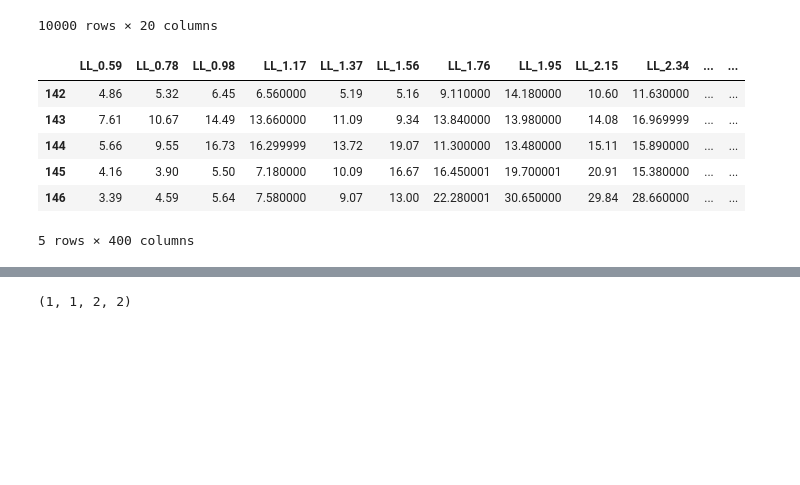
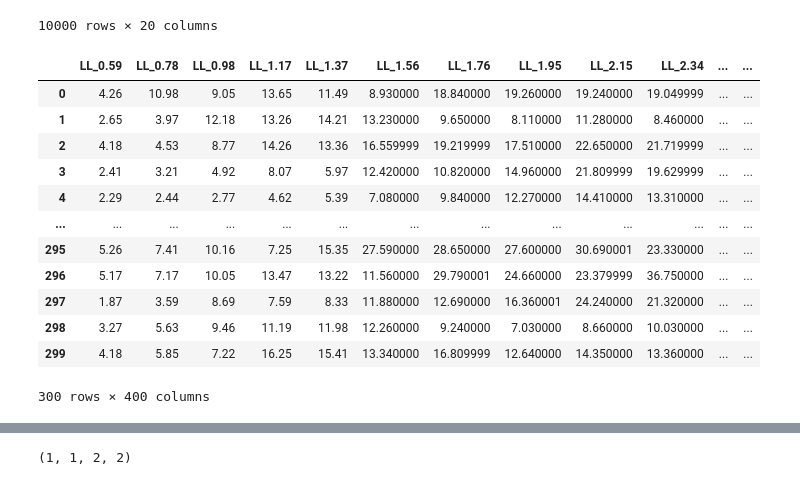
Before and after one commit to rlid/hms-harmful-brain-activity-classification, a Jupyter notebook: fit_cat_boost.ipynb, the cells around one changed output, grey strips where cells are left out. Drawn from its saved outputs; the diff is of its cells as text; code cells hidden in the pictures; blank space fills up the shorter version.

```diff
--- a/fit_cat_boost.ipynb
+++ b/fit_cat_boost.ipynb
@@ -4,5 +1,16 @@ import numpy as np
+# %%
+import pandas as pd
+import numpy as np
+
+REMOVE_DUPLICATE_EEG_IDS = True # if True, each row in training corresponds to a unique eeg_id
+MAX_ROWS = None # use only MAX_ROWS rows of train.csv, set to None to use all rows
+USE_CACHE = True # stores all accessed eeg and spectrogram files in memory
+DATA_DIR = 'data/' # /kaggle/input/hms-harmful-brain-activity-classification/
+
+EEG_N_WINDOWS_ONE_SIDE = 2 # number of eeg 2s windows either side of the centre window to include for features
+SPG_N_WINDOWS_ONE_SIDE = 12 # number of spectrogram 10s windows either side of the centre window to include for features
 # %%
-train_csv = pd.read_csv('data/train.csv')
+train_csv = pd.read_csv(f'{DATA_DIR}train.csv')
 train_csv
 # %% [output]
 |  | eeg_id | eeg_sub_id | eeg_label_offset_seconds | spectrogram_id | spectrogram_sub_id | spectrogram_label_offset_seconds | ... |
@@ -23,16 +31,22 @@ def read_parquet_cache(path):
     cache = {}
 
     def read_parquet(id_):
-        if id_ not in cache:
-            cache[id_] = pd.read_parquet(f'{path}{id_}.parquet')
-        return cache[id_]
+        if id_ in cache:
+            return cache[id_]
+
+        df = pd.read_parquet(f'{path}{id_}.parquet')
+
+        if USE_CACHE:
+            cache[id_] = df
+
+        return df
 
     return read_parquet
 
-read_eeg = read_parquet_cache(path='data/train_eegs/')
-read_eeg_test = read_parquet_cache(path='data/test_eegs/')
-read_spg = read_parquet_cache(path='data/train_spectrograms/')
-read_spg_test = read_parquet_cache(path='data/test_spectrograms/')
+read_eeg = read_parquet_cache(path=f'{DATA_DIR}train_eegs/')
+read_eeg_test = read_parquet_cache(path=f'{DATA_DIR}test_eegs/')
+read_spg = read_parquet_cache(path=f'{DATA_DIR}train_spectrograms/')
+read_spg_test = read_parquet_cache(path=f'{DATA_DIR}test_spectrograms/')
 # %%
 def eeg_window(row, train=True):
     eeg_data = read_eeg(row.eeg_id) if train else read_eeg_test(row.eeg_id)
@@ -59,19 +73,25 @@ eeg_window(train_csv.iloc[0])
 # %%
 def spg_window(row, train=True):
     spg_data = read_spg(row.spectrogram_id) if train else read_spg_test(row.spectrogram_id)
     if train:
         spg_offset = int(row.spectrogram_label_offset_seconds)
         spg_data = spg_data.loc[(spg_data.time >= spg_offset) & (spg_data.time < spg_offset + 600)]
         spg_data = spg_data.drop(columns=['time'])
     return spg_data
 
-spg_window(train_csv.iloc[0]).iloc[142:147]
+spg_window(train_csv.iloc[0])
 # %% [output]
 |  | LL_0.59 | LL_0.78 | LL_0.98 | LL_1.17 | LL_1.37 | LL_1.56 | LL_1.76 | LL_1.95 | LL_2.15 | LL_2.34 | ... | ... |
-| 142 | 4.86 | 5.32 | 6.45 | 6.560000 | 5.19 | 5.16 | 9.110000 | 14.180000 | 10.60 | 11.630000 | ... | ... |
-| 143 | 7.61 | 10.67 | 14.49 | 13.660000 | 11.09 | 9.34 | 13.840000 | 13.980000 | 14.08 | 16.969999 | ... | ... |
-| 144 | 5.66 | 9.55 | 16.73 | 16.299999 | 13.72 | 19.07 | 11.300000 | 13.480000 | 15.11 | 15.890000 | ... | ... |
-| 145 | 4.16 | 3.90 | 5.50 | 7.180000 | 10.09 | 16.67 | 16.450001 | 19.700001 | 20.91 | 15.380000 | ... | ... |
-| 146 | 3.39 | 4.59 | 5.64 | 7.580000 | 9.07 | 13.00 | 22.280001 | 30.650000 | 29.84 | 28.660000 | ... | ... |
+| 0 | 4.26 | 10.98 | 9.05 | 13.65 | 11.49 | 8.930000 | 18.840000 | 19.260000 | 19.240000 | 19.049999 | ... | ... |
+| 1 | 2.65 | 3.97 | 12.18 | 13.26 | 14.21 | 13.230000 | 9.650000 | 8.110000 | 11.280000 | 8.460000 | ... | ... |
+| 2 | 4.18 | 4.53 | 8.77 | 14.26 | 13.36 | 16.559999 | 19.219999 | 17.510000 | 22.650000 | 21.719999 | ... | ... |
+| 3 | 2.41 | 3.21 | 4.92 | 8.07 | 5.97 | 12.420000 | 10.820000 | 14.960000 | 21.809999 | 19.629999 | ... | ... |
+| 4 | 2.29 | 2.44 | 2.77 | 4.62 | 5.39 | 7.080000 | 9.840000 | 12.270000 | 14.410000 | 13.310000 | ... | ... |
+| ... | ... | ... | ... | ... | ... | ... | ... | ... | ... | ... | ... | ... |
+| 295 | 5.26 | 7.41 | 10.16 | 7.25 | 15.35 | 27.590000 | 28.650000 | 27.600000 | 30.690001 | 23.330000 | ... | ... |
+| 296 | 5.17 | 7.17 | 10.05 | 13.47 | 13.22 | 11.560000 | 29.790001 | 24.660000 | 23.379999 | 36.750000 | ... | ... |
+| 297 | 1.87 | 3.59 | 8.69 | 7.59 | 8.33 | 11.880000 | 12.690000 | 16.360001 | 24.240000 | 21.320000 | ... | ... |
+| 298 | 3.27 | 5.63 | 9.46 | 11.19 | 11.98 | 12.260000 | 9.240000 | 7.030000 | 8.660000 | 10.030000 | ... | ... |
+| 299 | 4.18 | 5.85 | 7.22 | 16.25 | 15.41 | 13.340000 | 16.809999 | 12.640000 | 14.350000 | 13.360000 | ... | ... |
-5 rows × 400 columns
+300 rows × 400 columns
 # %%
```
Also changed, not shown: parts of 13 cells of this notebook.
